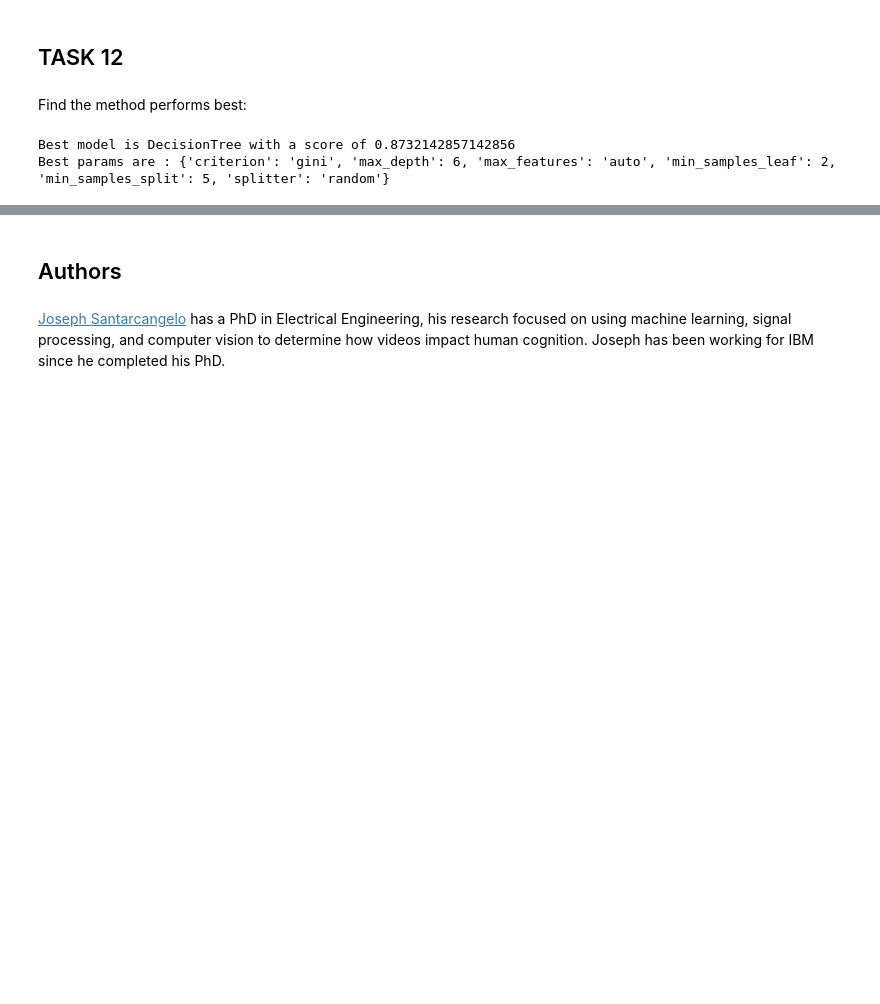
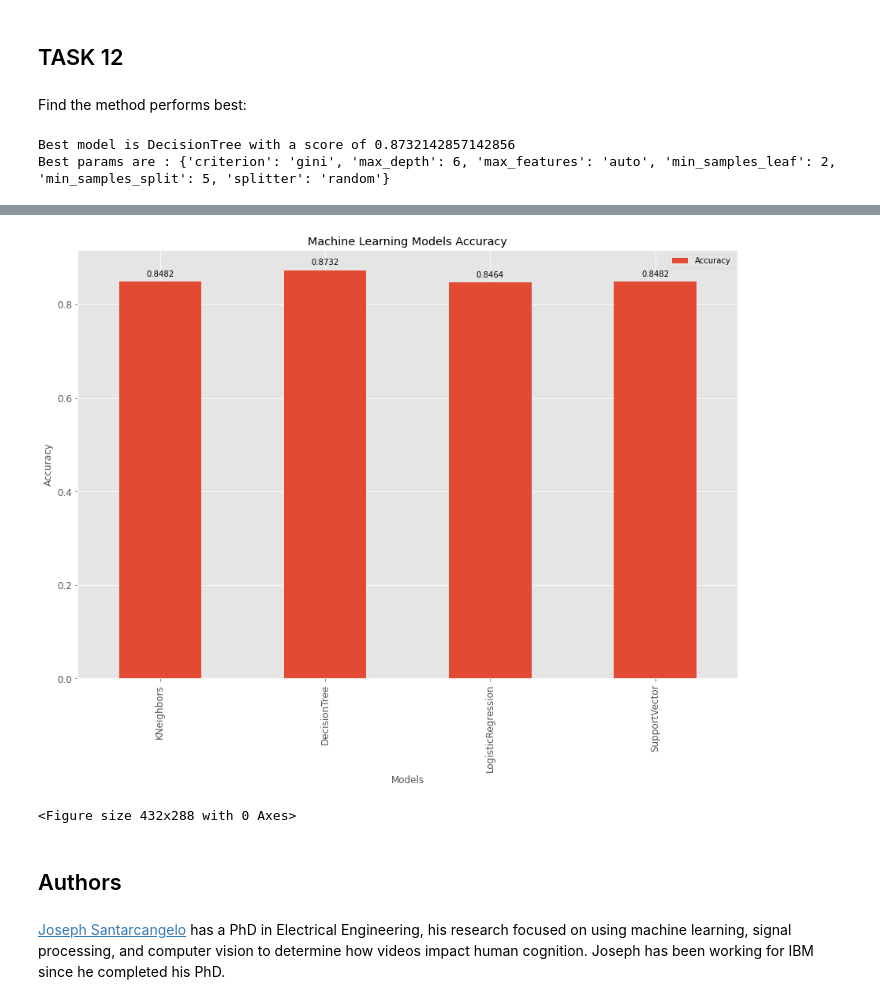
Before and after one commit to gkclement/IBMDataScienceProfessionalCetrificate, a Jupyter notebook: Machine Learning Prediction.ipynb, the cells around one changed output, grey strips where cells are left out. Cells and saved outputs as stored; diff of their text form; code cells hidden in the pictures; blank space fills up the shorter version.

```diff
--- a/Machine Learning Prediction.ipynb
+++ b/Machine Learning Prediction.ipynb
@@ -392,3 +422,60 @@ Best params are : {'criterion': 'gini', 'max_depth': 6, 'max_features': 'auto',
+# %%
+plt.style.use('ggplot')
+ax = df_new[['Models','Accuracy']].plot(kind='bar', title ="Machine Learning Models Accuracy",figsize=(15,10),legend=True, fontsize=12)
+ax.set_xlabel("Models",fontsize=12)
+ax.set_ylabel("Accuracy",fontsize=12)
+ax.set_xticklabels(df_new['Models'], fontsize=12)
+
+def add_value_labels(ax, spacing=5):
+    """Add labels to the end of each bar in a bar chart.
+
+    Arguments:
+        ax (matplotlib.axes.Axes): The matplotlib object containing the axes
+            of the plot to annotate.
+        spacing (int): The distance between the labels and the bars.
+    """
+
+    # For each bar: Place a label
+    for rect in ax.patches:
+        # Get X and Y placement of label from rect.
+        y_value = rect.get_height()
+        x_value = rect.get_x() + rect.get_width() / 2
+
+        # Number of points between bar and label. Change to your liking.
+        space = spacing
+        # Vertical alignment for positive values
+        va = 'bottom'
+
+        # If value of bar is negative: Place label below bar
+        if y_value < 0:
+            # Invert space to place label below
+            space *= -1
+            # Vertically align label at top
+            va = 'top'
+
+        # Use Y value as label and format number with one decimal place
+        label = "{:.4f}".format(y_value)
+
+        # Create annotation
+        ax.annotate(
+            label,                      # Use `label` as label
+            (x_value, y_value),         # Place label at end of the bar
+            xytext=(0, space),          # Vertically shift label by `space`
+            textcoords="offset points", # Interpret `xytext` as offset in points
+            ha='center',                # Horizontally center label
+            va=va)                      # Vertically align label differently for
+                                        # positive and negative values.
+
+
+# Call the function above. All the magic happens there.
+add_value_labels(ax)
+
+plt.show()
+
+plt.savefig("MachineLearningAccuracy.png")
+# %% [output]
+[figure, added]
+<Figure size 432x288 with 0 Axes>
 # %% [markdown]
 ## Authors
 # %% [markdown]
```
Also changed, not shown: parts of 6 cells of this notebook.
